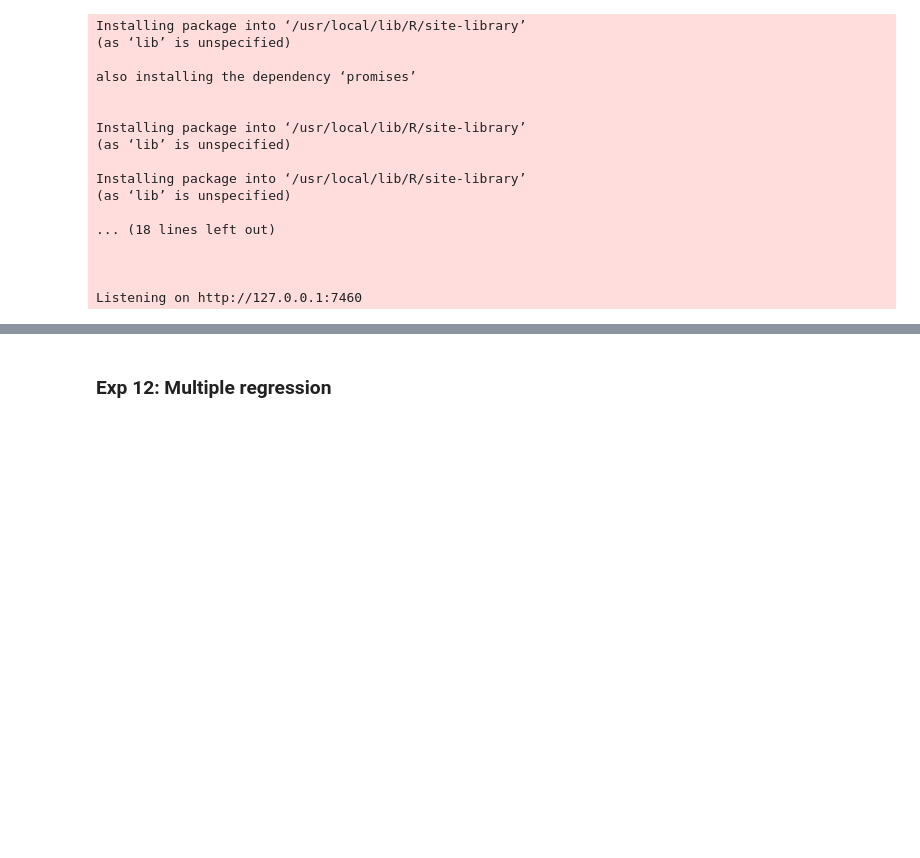
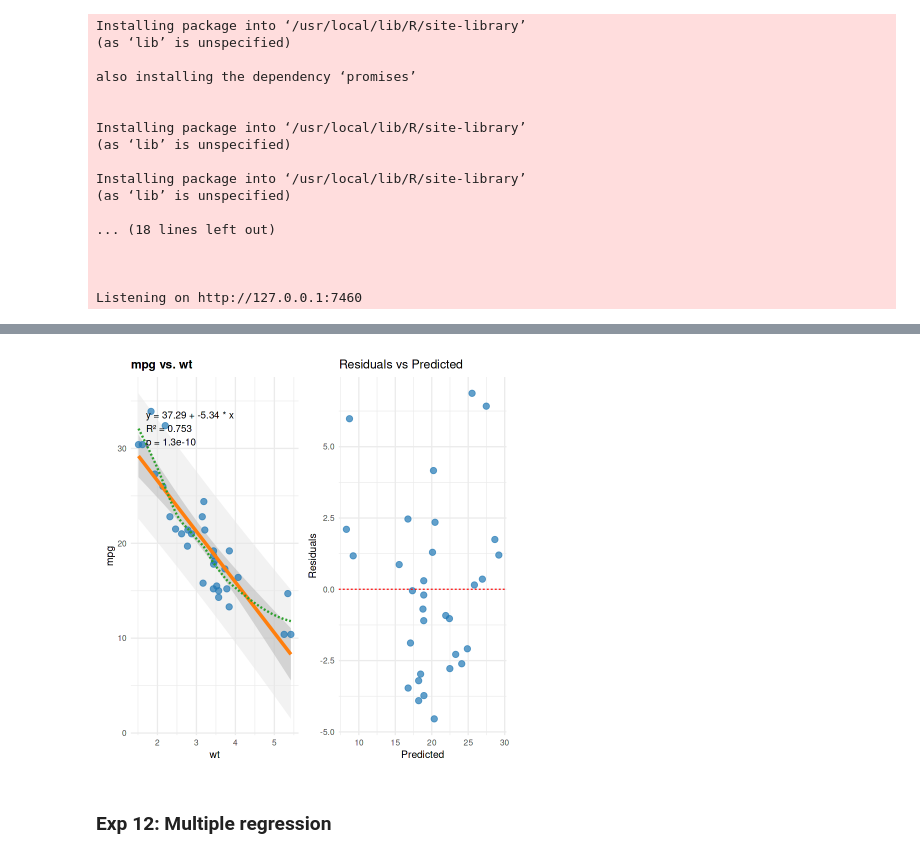
Before and after one commit to Sakib-Dalal/sml, a Jupyter notebook: sml_poe.ipynb, the cells around one changed output, grey strips where cells are left out. Cells and saved outputs as stored; diff of their text form; code cells hidden in the pictures; blank space fills up the shorter version.

```diff
--- a/sml_poe.ipynb
+++ b/sml_poe.ipynb
@@ -904,3 +904,69 @@ Installing package into ‘/usr/local/lib/R/site-library’
 
 
 Listening on http://127.0.0.1:7460
+# %%
+# Load necessary libraries
+library(ggplot2)
+library(dplyr)
+library(patchwork)
+
+# Use mtcars dataset
+df <- mtcars
+x <- df$wt
+y <- df$mpg
+
+# Fit linear model
+lm_fit <- lm(y ~ x, data = df)
+
+# Predictions with confidence and prediction intervals
+pred_df <- data.frame(x = seq(min(x), max(x), length.out = 100))
+pred <- predict(lm_fit, newdata = pred_df, interval = "confidence")
+pred_pi <- predict(lm_fit, newdata = pred_df, interval = "prediction")
+
+# Prepare data frame for plotting
+pred_df <- pred_df %>%
+  mutate(fit = pred[, "fit"],
+         ci.lwr = pred[, "lwr"],
+         ci.upr = pred[, "upr"],
+         pi.lwr = pred_pi[, "lwr"],
+         pi.upr = pred_pi[, "upr"])
+
+# Model statistics
+metrics <- list(
+  Equation = paste0("y = ", round(coef(lm_fit)[1], 2), " + ", round(coef(lm_fit)[2], 2), " * x"),
+  R2 = paste0("R² = ", round(summary(lm_fit)$r.squared, 3)),
+  PValue = paste0("p = ", format.pval(summary(lm_fit)$coefficients[2, 4], digits = 2))
+)
+
+# Main plot
+main_plot <- ggplot(df, aes(x = x, y = y)) +
+  geom_ribbon(data = pred_df, aes(x = x, ymin = pi.lwr, ymax = pi.upr),
+              fill = "gray90", alpha = 0.5, inherit.aes = FALSE) +
+  geom_ribbon(data = pred_df, aes(x = x, ymin = ci.lwr, ymax = ci.upr),
+              fill = "gray70", alpha = 0.5, inherit.aes = FALSE) +
+  geom_point(color = "#1f77b4", size = 3, alpha = 0.7) +
+  geom_line(data = pred_df, aes(x = x, y = fit),
+            color = "#ff7f0e", size = 1.5, inherit.aes = FALSE) +
+  geom_smooth(method = "loess", se = FALSE,
+              color = "#2ca02c", linetype = "dashed", size = 1) +
+  labs(title = "mpg vs. wt",
+       x = "wt", y = "mpg") +
+  theme_minimal(base_size = 12) +
+  theme(plot.title = element_text(face = "bold", size = 14)) +
+  annotate("text", x = min(df$wt) + 0.05 * diff(range(df$wt)),
+           y = max(df$mpg), label = paste(metrics$Equation, metrics$R2, metrics$PValue, sep = "\n"),
+           hjust = 0, vjust = 1, size = 4)
+
+# Residual plot
+res_plot <- df %>%
+  mutate(predicted = predict(lm_fit),
+         residuals = residuals(lm_fit)) %>%
+  ggplot(aes(x = predicted, y = residuals)) +
+  geom_point(color = "#1f77b4", size = 3, alpha = 0.7) +
+  geom_hline(yintercept = 0, color = "red", linetype = "dashed") +
+  labs(title = "Residuals vs Predicted", x = "Predicted", y = "Residuals") +
+  theme_minimal(base_size = 12)
+
+# Show both plots side by side
+main_plot + res_plot
+# %% [output]
@@ -907,3 +990,4 @@ Listening on http://127.0.0.1:7460
+[figure, added]
 # %% [markdown]
 ### Exp 12: Multiple regression
 # %%
```
Also changed, not shown: parts of 2 cells of this notebook.
